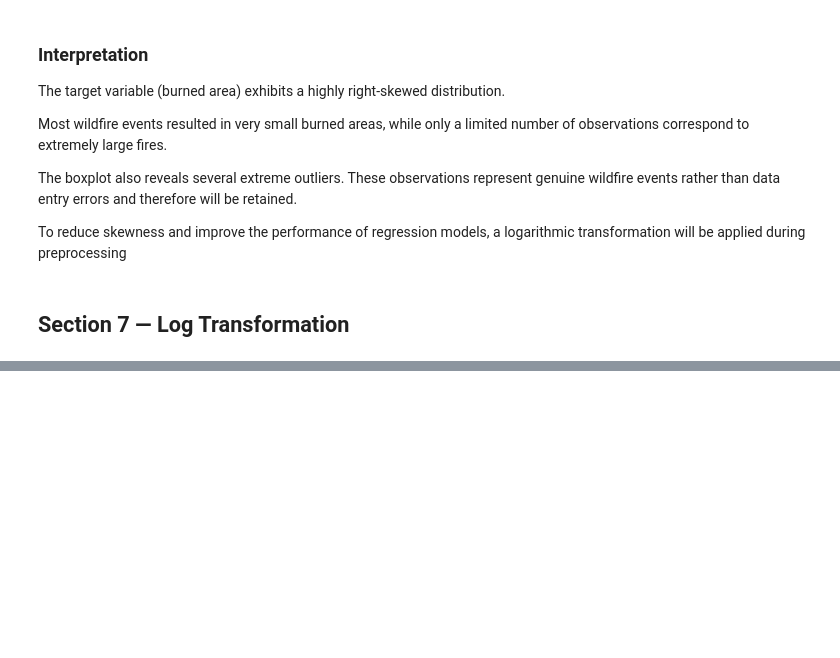
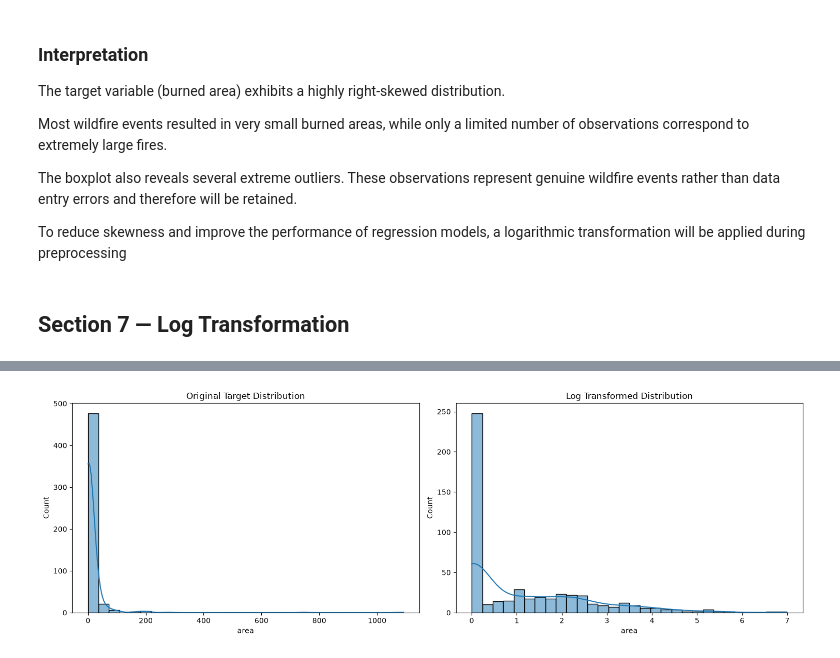
Before and after one commit to mraznyrazeek/Forest-Fire-Burned-Area-Prediction-System, a Jupyter notebook: backend/notebooks/02_data_preprocessing.ipynb, the cells around one changed output, grey strips where cells are left out. Saved outputs shown, nothing was run; the diff lists cells and outputs as text; code cells hidden in the pictures; blank space fills up the shorter version.

```diff
--- a/backend/notebooks/02_data_preprocessing.ipynb
+++ b/backend/notebooks/02_data_preprocessing.ipynb
@@ -173,0 +215,14 @@ To reduce skewness and improve the performance of regression models, a logarithm
+# %%
+fig, ax = plt.subplots(1, 2, figsize=(15,5))
+
+sns.histplot(y, bins=30, kde=True, ax=ax[0])
+ax[0].set_title("Original Target Distribution")
+
+sns.histplot(y_log, bins=30, kde=True, ax=ax[1])
+ax[1].set_title("Log Transformed Distribution")
+
+plt.tight_layout()
+
+plt.show()
+# %% [output]
+[figure, added]
```
Also changed, not shown: parts of 5 cells of this notebook, 1 other file.
